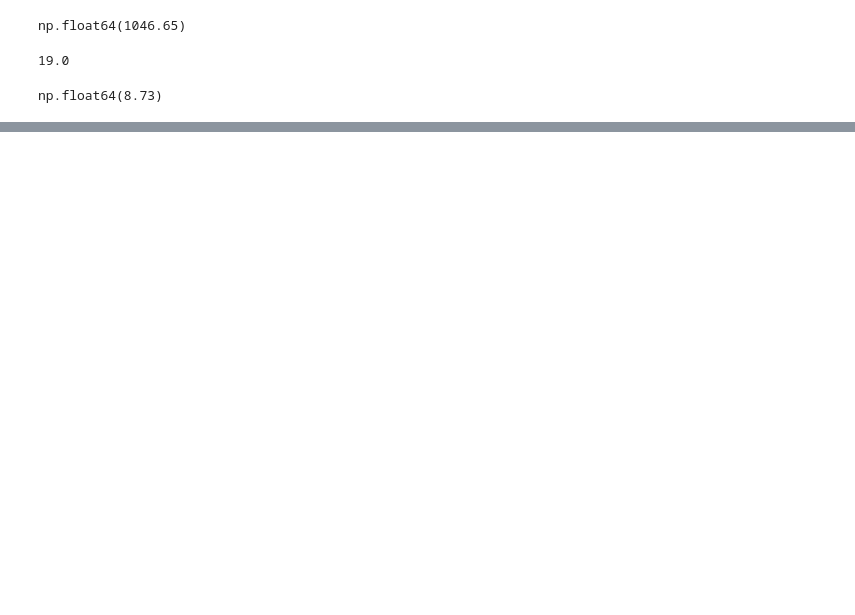
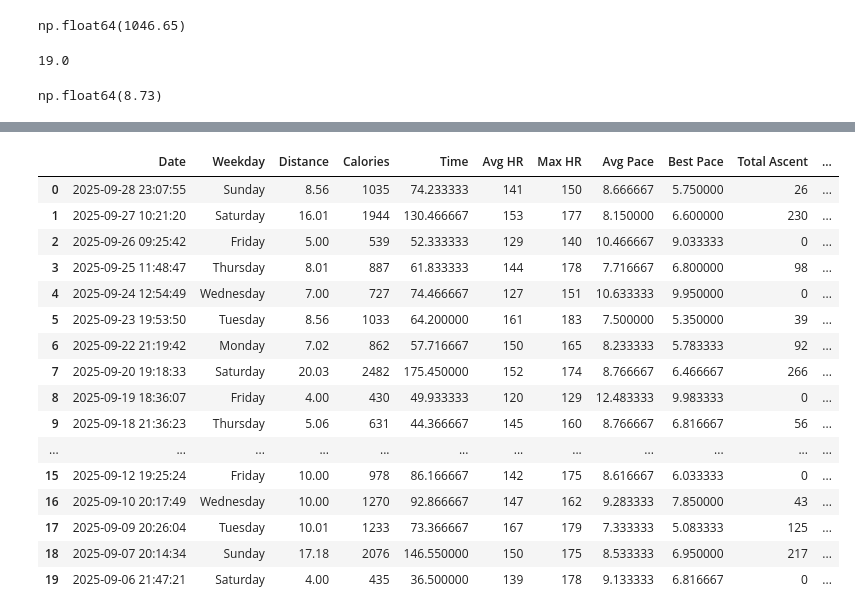
Before and after one commit to JakeBowen2005/Working_With_Garmin_Data, a Jupyter notebook: Playing_w_Data.ipynb, the cells around one changed output, grey strips where cells are left out. Saved outputs shown, nothing was run; the diff lists cells and outputs as text; code cells hidden in the pictures; blank space fills up the shorter version.

```diff
--- a/Playing_w_Data.ipynb
+++ b/Playing_w_Data.ipynb
@@ -107,0 +202,20 @@ np.float64(8.73)
+# %%
+data
+# %% [output]
+|  | Date | Weekday | Distance | Calories | Time | Avg HR | Max HR | Avg Pace | Best Pace | Total Ascent | ... |
+| 0 | 2025-09-28 23:07:55 | Sunday | 8.56 | 1035 | 74.233333 | 141 | 150 | 8.666667 | 5.750000 | 26 | ... |
+| 1 | 2025-09-27 10:21:20 | Saturday | 16.01 | 1944 | 130.466667 | 153 | 177 | 8.150000 | 6.600000 | 230 | ... |
+| 2 | 2025-09-26 09:25:42 | Friday | 5.00 | 539 | 52.333333 | 129 | 140 | 10.466667 | 9.033333 | 0 | ... |
+| 3 | 2025-09-25 11:48:47 | Thursday | 8.01 | 887 | 61.833333 | 144 | 178 | 7.716667 | 6.800000 | 98 | ... |
+| 4 | 2025-09-24 12:54:49 | Wednesday | 7.00 | 727 | 74.466667 | 127 | 151 | 10.633333 | 9.950000 | 0 | ... |
+| 5 | 2025-09-23 19:53:50 | Tuesday | 8.56 | 1033 | 64.200000 | 161 | 183 | 7.500000 | 5.350000 | 39 | ... |
+| 6 | 2025-09-22 21:19:42 | Monday | 7.02 | 862 | 57.716667 | 150 | 165 | 8.233333 | 5.783333 | 92 | ... |
+| 7 | 2025-09-20 19:18:33 | Saturday | 20.03 | 2482 | 175.450000 | 152 | 174 | 8.766667 | 6.466667 | 266 | ... |
+| 8 | 2025-09-19 18:36:07 | Friday | 4.00 | 430 | 49.933333 | 120 | 129 | 12.483333 | 9.983333 | 0 | ... |
+| 9 | 2025-09-18 21:36:23 | Thursday | 5.06 | 631 | 44.366667 | 145 | 160 | 8.766667 | 6.816667 | 56 | ... |
+| ... | ... | ... | ... | ... | ... | ... | ... | ... | ... | ... | ... |
+| 15 | 2025-09-12 19:25:24 | Friday | 10.00 | 978 | 86.166667 | 142 | 175 | 8.616667 | 6.033333 | 0 | ... |
+| 16 | 2025-09-10 20:17:49 | Wednesday | 10.00 | 1270 | 92.866667 | 147 | 162 | 9.283333 | 7.850000 | 43 | ... |
+| 17 | 2025-09-09 20:26:04 | Tuesday | 10.01 | 1233 | 73.366667 | 167 | 179 | 7.333333 | 5.083333 | 125 | ... |
+| 18 | 2025-09-07 20:14:34 | Sunday | 17.18 | 2076 | 146.550000 | 150 | 175 | 8.533333 | 6.950000 | 217 | ... |
+| 19 | 2025-09-06 21:47:21 | Saturday | 4.00 | 435 | 36.500000 | 139 | 178 | 9.133333 | 6.816667 | 0 | ... |
```
Also changed, not shown: parts of 14 cells of this notebook.
